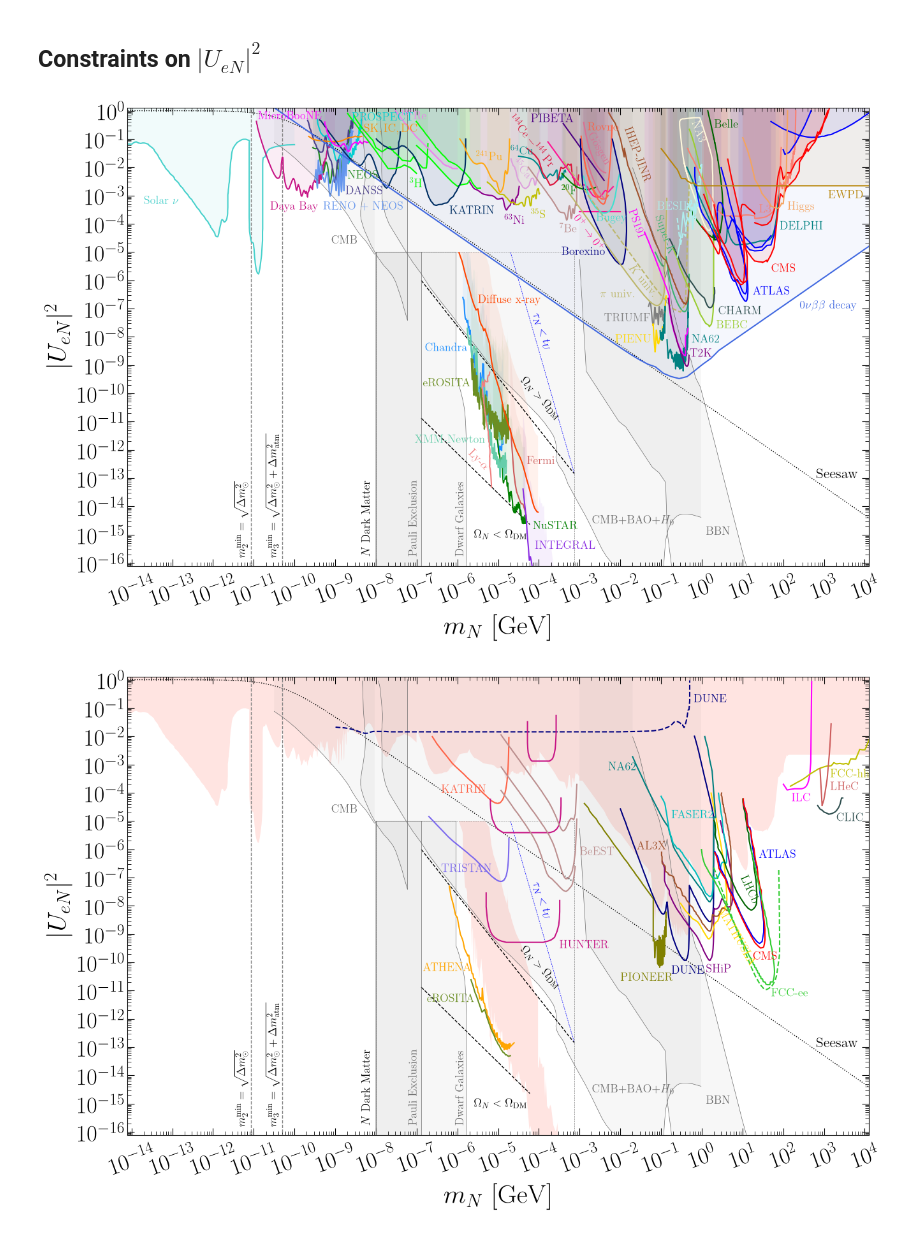
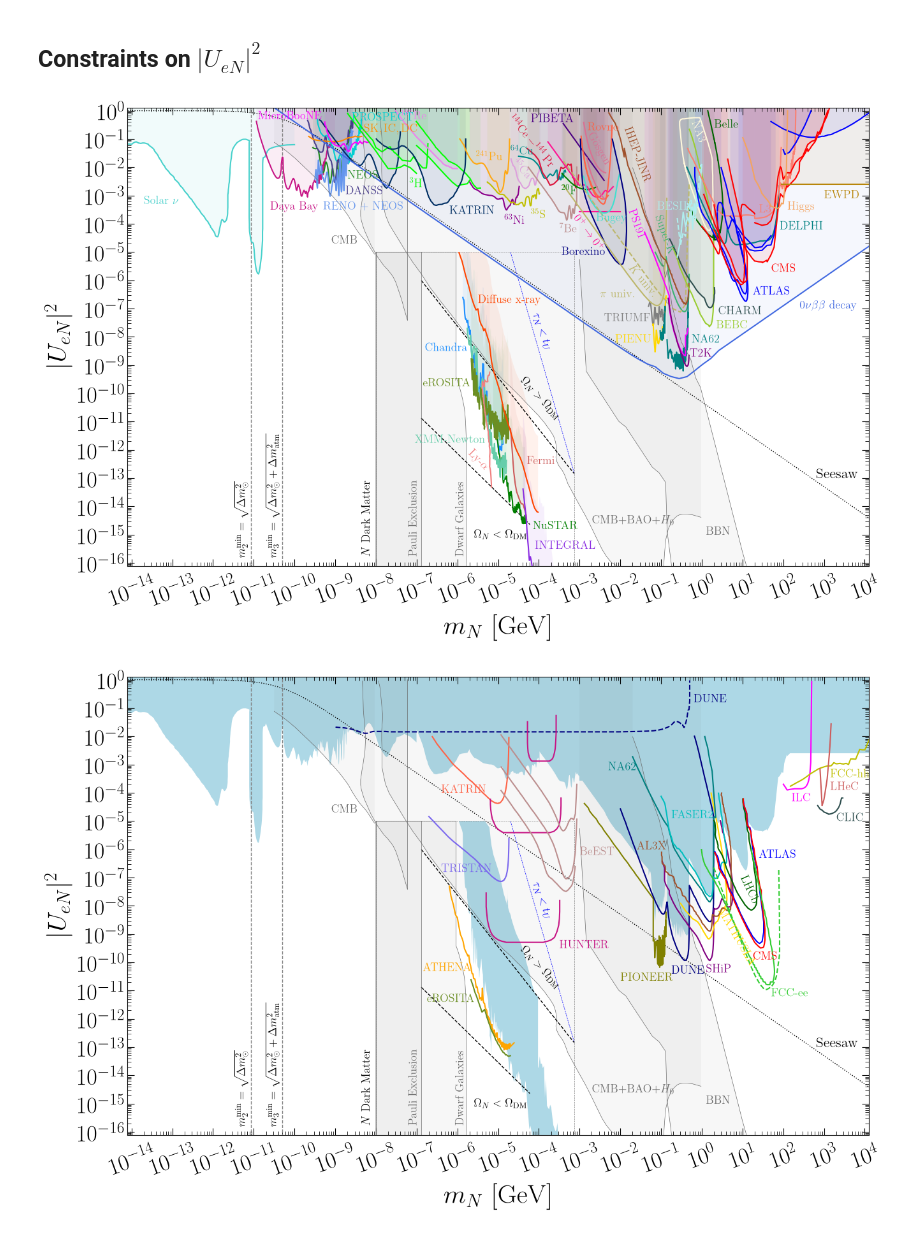
Before and after one commit to PatrickBolton/SterileNeutrinoConstraints, a Jupyter notebook: 0_electron_mixing.ipynb, the cells around one changed output. Drawn from its saved outputs; the diff is of its cells as text; code cells hidden in the pictures.

Commit message:
Refined plots

```diff
--- a/0_electron_mixing.ipynb
+++ b/0_electron_mixing.ipynb
@@ -360,9 +360,9 @@ collider = {
 precision = {
     'Electroweak Precision':
     {'data': data_e + 'EWPD.csv',
-     'label': r'EWPD', 'label_on': True, 'label_loc': [3.1, -3.1], 'label_rot': 0,
+     'label': r'EWPD', 'label_on': True, 'label_loc': [3.0, -3.1], 'label_rot': 0,
      'color': 'darkgoldenrod', 'lw': 1.5, 'ls': '-', 'fill': 0.075, 'fill_band': False,
-     'xr': ['pow10', 1e-9], 'yr': 'pow10', 'xy': True}
+     'xr': 'pow10', 'yr': 'pow10', 'xy': True}
 }
 
 lab_constraints = oscillation | beta_decay | decay_in_flight | peak_search | fixed_target | collider | precision
@@ -482,7 +482,7 @@ HNL.plot(lim_type = 'current',
          current_xray_constraints=x_ray,
          title = 'UeNsq', ylabel = r'$|U_{eN}|^2$', svfg = True);
 # %% [output]
-[figure, old version]
+[figure, new version]
 # %%
 import src.HNL as HNL
 
@@ -652,10 +652,10 @@ future_constraints = lab_constraints_f | astro_constraints_f
 # %%
 HNL.plot(lim_type = 'future',
          current_constraints=lab_constraints,
          current_xray_constraints=x_ray,
          current_cosmo_constraints=cosmo_constraints,
          future_constraints=future_constraints,
-         block_color = 'mistyrose',
+         block_color = 'lightblue',
          title = 'UeNsq', ylabel = r'$|U_{eN}|^2$', svfg = True);
 # %% [output]
-[figure, old version]
+[figure, new version]
```
Also changed, not shown: 15 other files.
